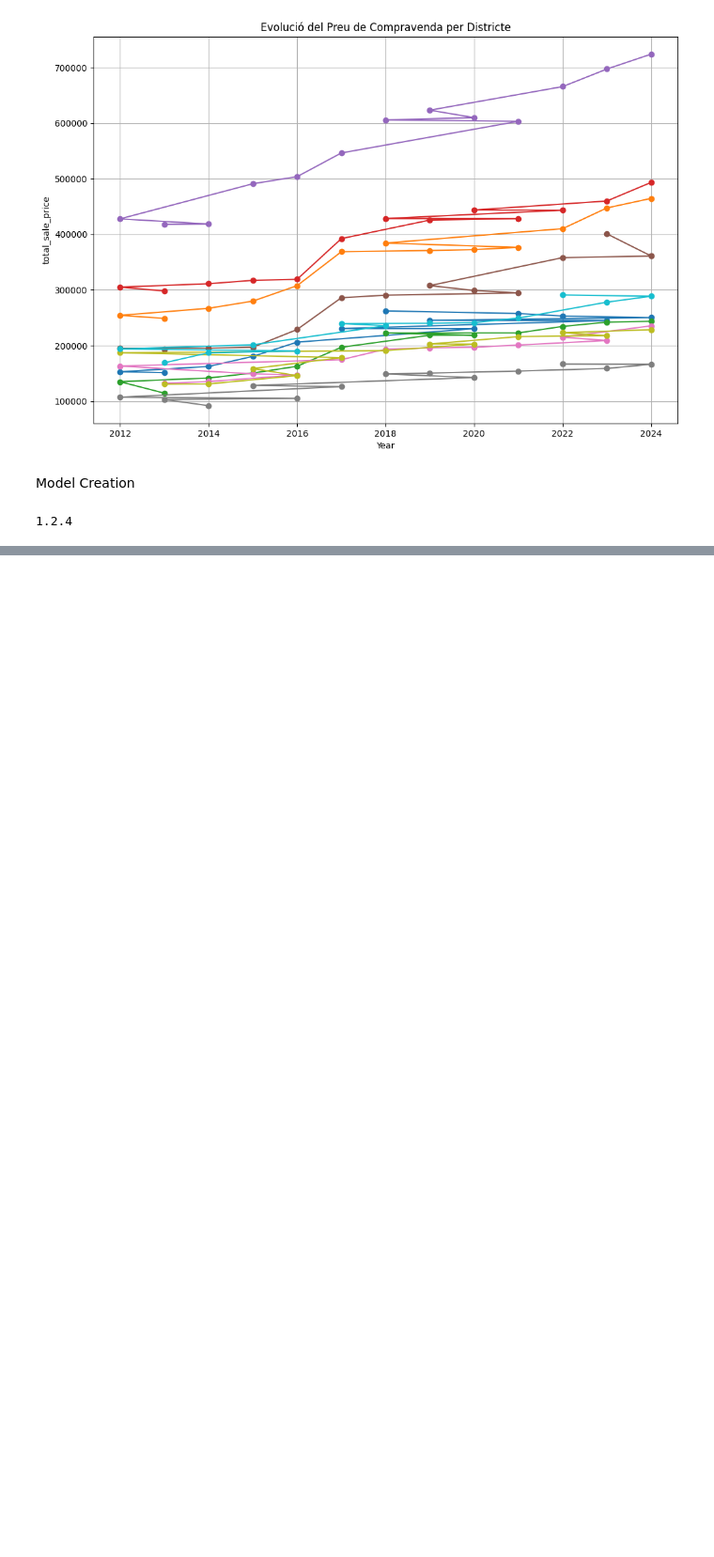
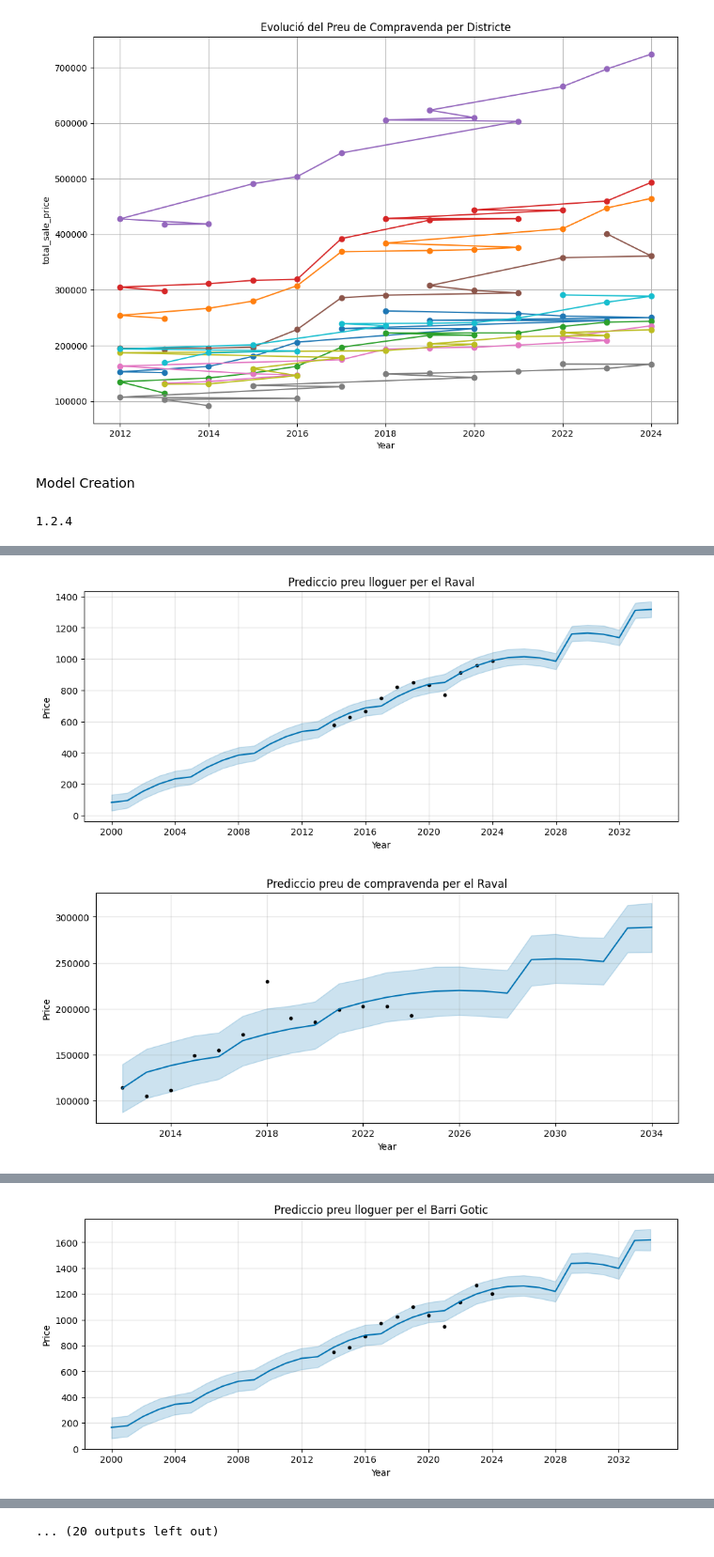
Before and after one commit to pdpau/catalan-realestate-price-prediction, a Jupyter notebook: src/model_opcio2_pisos_barcelona.ipynb, the cells around one changed output, grey strips where cells are left out. Shown at 94% size. Cells and saved outputs as stored; diff of their text form; code cells hidden in the pictures; blank space fills up the shorter version.

```diff
--- a/src/model_opcio2_pisos_barcelona.ipynb
+++ b/src/model_opcio2_pisos_barcelona.ipynb
@@ -365,0 +291,25 @@ plt.show()
+# %%
+#Plotting for all districts
+# Get unique districts
+districts = lloguer_df[lloguer_df['Tipus de territori'] == 'Districte']['Territori'].unique()
+
+
+
+# Loop through each district and plot forecasts
+for district in districts:
+    # Filter data for the current district
+    district_rent_df = lloguer_df[(lloguer_df['Tipus de territori'] == 'Districte') & (lloguer_df['Territori'] == district)]
+    district_sale_df = compraventa_df[(compraventa_df['Tipus de territori'] == 'Districte') & (compraventa_df['Territori'] == district)]
+
+    # Prepare data for Prophet
+    district_rent_data = prepare_data(district_rent_df, 'total_rent_price')
+    district_sale_data = prepare_data(district_sale_df, 'total_sale_price')
+
+    # Train and predict using Prophet
+    model_rent, forecast_rent = train_and_predict(district_rent_data, periods=10)
+    model_sale, forecast_sale = train_and_predict(district_sale_data, periods=10)
+
+    # Plot the forecasts
+    plot_forecast(model_rent, forecast_rent, f'Prediccio preu lloguer per {district}')
+    plot_forecast(model_sale, forecast_sale, f'Prediccio preu de compravenda per {district}')
+# %% [output]
@@ -365,0 +320,2 @@ plt.show()
+[figure, added]
+[figure, added]
@@ -365,0 +326 @@ plt.show()
+[figure, added]
@@ -365,0 +340 @@ plt.show()
+... (20 outputs left out)
```
Also changed, not shown: parts of 11 cells of this notebook, 3 other files.
